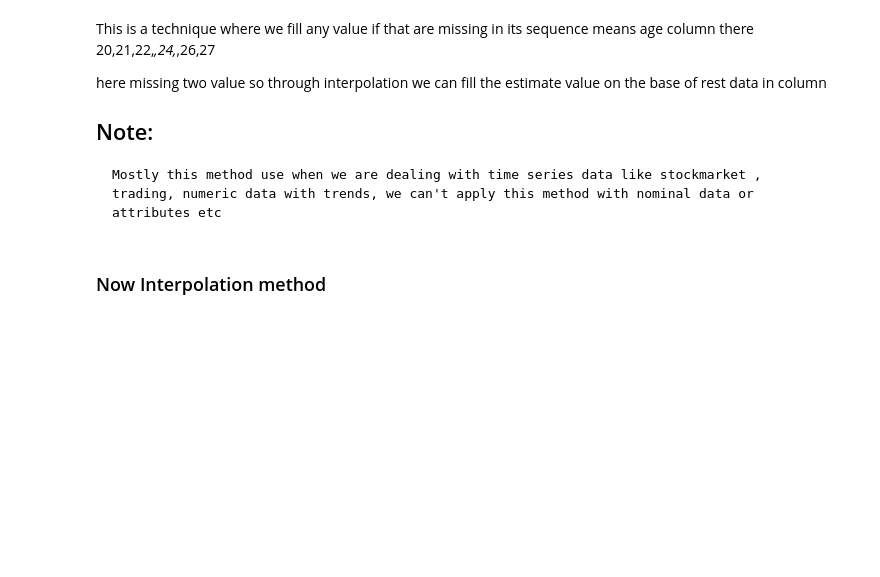
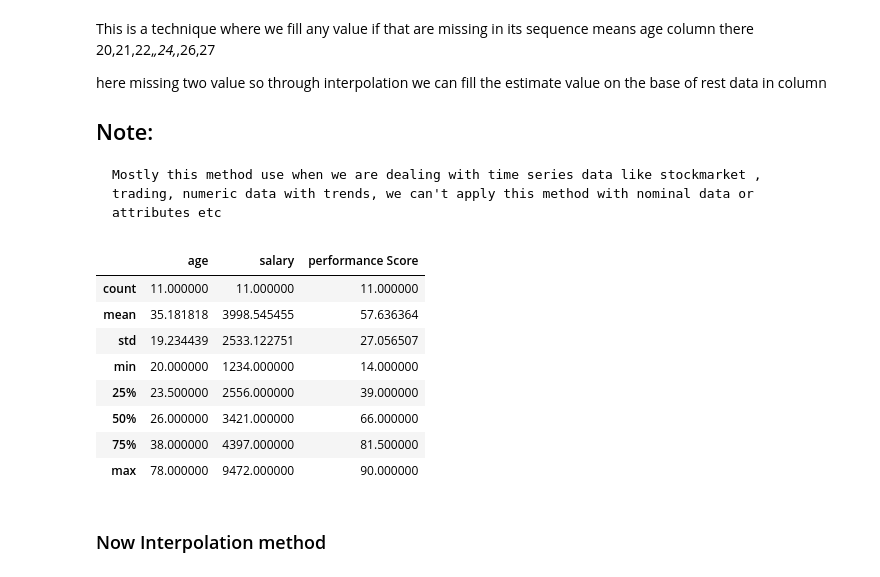
Before and after one commit to BasitAli164/Coding-practice, a Jupyter notebook: pylib/libenv/pylibraries/pandas/phase3.ipynb, the cells around one changed output. Cells and saved outputs as stored; diff of their text form; code cells hidden in the pictures; blank space fills up the shorter version.

```diff
--- a/pylib/libenv/pylibraries/pandas/phase3.ipynb
+++ b/pylib/libenv/pylibraries/pandas/phase3.ipynb
@@ -11,13 +11,23 @@ import pandas as pd;
 # %%
 data={
     "name":["shahid","basit","king","kumail","askari","basit","shukoor","kazim","muhammad","sakina","khatija","kubra"],
     "age":[23,24,25,20,None,23,46,78,64,30,26,28],
     "salary":[3873,9472,None,2890,4232,3211,2222,4562,1234,3421,1235,7632],
     "performance Score":[85,23,45,None,14,45,67,78,90,33,66,88],
 
 }
 df=pd.DataFrame(data)
-df
+df.describe()
+# %% [output]
+|  | age | salary | performance Score |
+| count | 11.000000 | 11.000000 | 11.000000 |
+| mean | 35.181818 | 3998.545455 | 57.636364 |
+| std | 19.234439 | 2533.122751 | 27.056507 |
+| min | 20.000000 | 1234.000000 | 14.000000 |
+| 25% | 23.500000 | 2556.000000 | 39.000000 |
+| 50% | 26.000000 | 3421.000000 | 66.000000 |
+| 75% | 38.000000 | 4397.000000 | 81.500000 |
+| max | 78.000000 | 9472.000000 | 90.000000 |
 # %% [markdown]
 ### Now Interpolation method
 # %%
```
Also changed, not shown: 1 other file.
